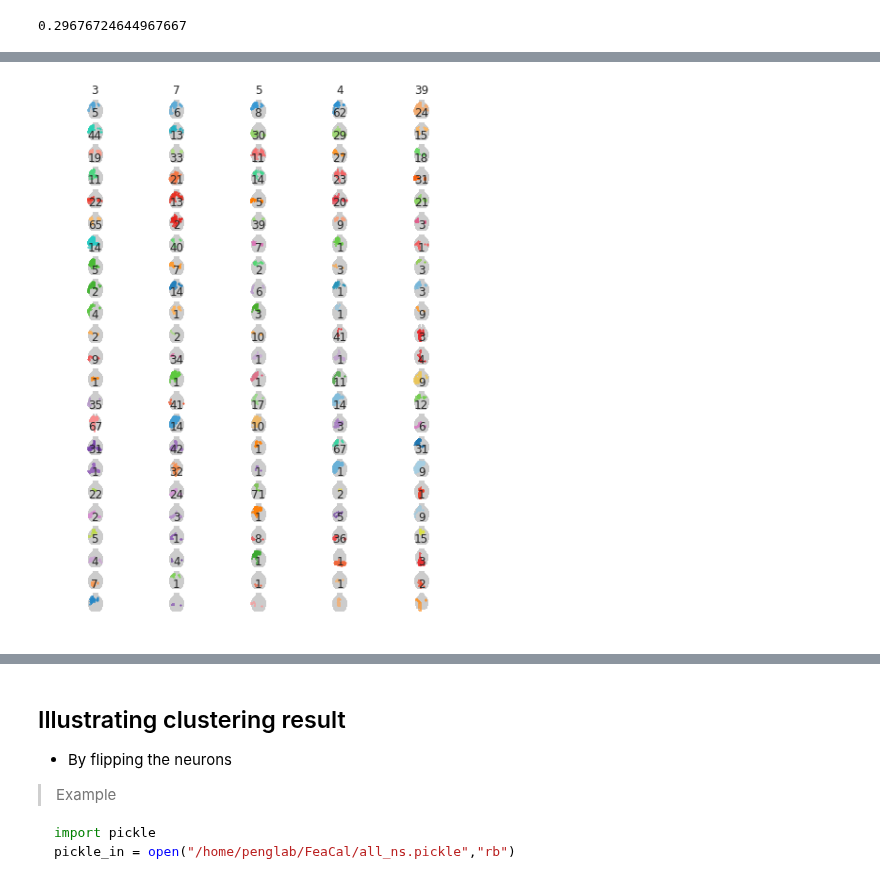
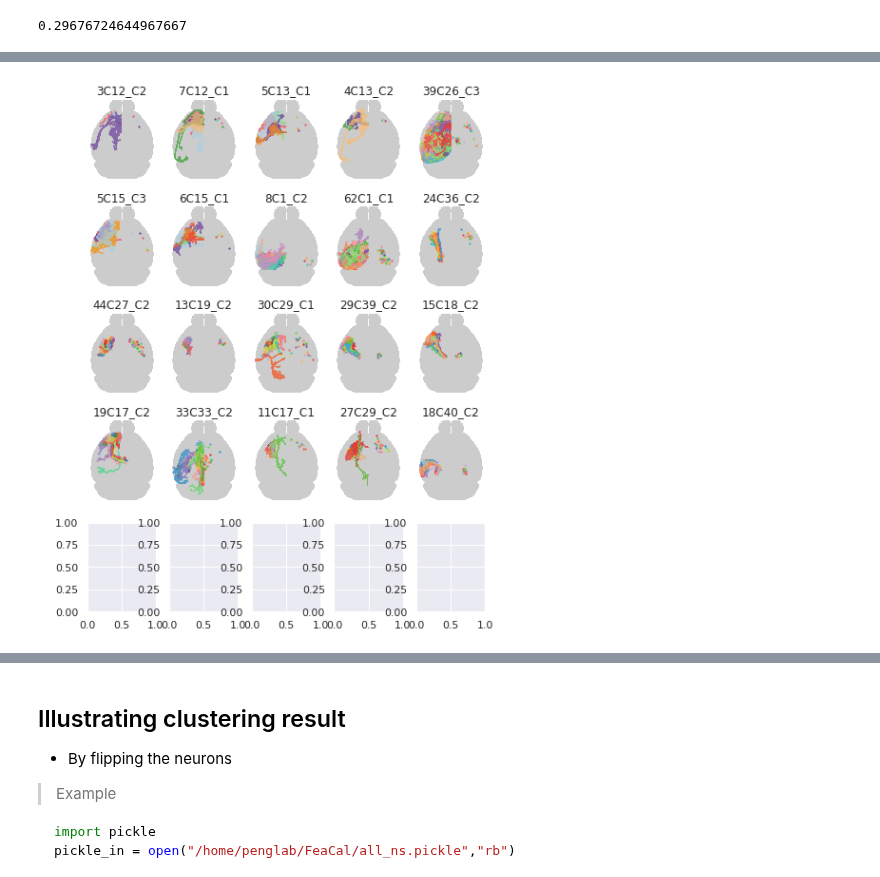
Before and after one commit to zijun-zhao/NMTcode, a Jupyter notebook: Code/Pipeline-NewData20Nov.ipynb, the cells around one changed output, grey strips where cells are left out. Drawn from its saved outputs; the diff is of its cells as text; code cells hidden in the pictures.

```diff
--- a/Code/Pipeline-NewData20Nov.ipynb
+++ b/Code/Pipeline-NewData20Nov.ipynb
@@ -607,18 +608,85 @@ for iterC in  list(nsFLIP.metadata['Cluster'].unique()):
 from neuro_morpho_toolbox.plot import cell_in_map
 i = 0
 j = 0
-fig, ax = plt.subplots(len(NeuronAll)//5,5, figsize=(7.5, 10))
-for iterL in NeuronAll:
+fig, ax = plt.subplots(len(NeuronAll[:20])//5+1,5, figsize=(7.5, 10))
+for iterc,iterL in zip(list(nsFLIP.metadata['Cluster'].unique())[:20],NeuronAll[:20]):
     if i % 5 == 0 and i !=0:
         i = 0
         j = j+1
     cell_in_map(nsFLIP.neurons, iterL, nsFLIP.metadata, ccf_annotation=nmt.annotation,
-                view="Horizontal", color="cluster",alpha=1,ax=ax[j,i])
-    ax[j,i].title.set_text(len(iterL))
+                view="Horizontal", color="single_cell",alpha=1,ax=ax[j,i])
+    ax[j,i].title.set_text(str(len(iterL))+str(iterc))
     ax[j,i].axis('off')
     i = i+1
 
-#plt.savefig('/home/penglab/Desktop/Cell_in_map_flip.pdf', bbox_inches='tight')
+plt.savefig('/home/penglab/Desktop/Cell_in_map_flipNov20_1.pdf', bbox_inches='tight')
 plt.show()
-    #fig.savefig('../Figure/Cell_in_map.pdf')
+
+
+i = 0
+j = 0
+fig, ax = plt.subplots(len(NeuronAll[20:40])//5+1,5, figsize=(7.5, 10))
+for iterc,iterL in zip(list(nsFLIP.metadata['Cluster'].unique())[20:40],NeuronAll[20:40]):
+    if i % 5 == 0 and i !=0:
+        i = 0
+        j = j+1
+    cell_in_map(nsFLIP.neurons, iterL, nsFLIP.metadata, ccf_annotation=nmt.annotation,
+                view="Horizontal", color="single_cell",alpha=1,ax=ax[j,i])
+    ax[j,i].title.set_text(str(len(iterL))+str(iterc))
+    ax[j,i].axis('off')
+    i = i+1
+
+plt.savefig('/home/penglab/Desktop/Cell_in_map_flipNov20_2.pdf', bbox_inches='tight')
+plt.show()
+
+
+i = 0
+j = 0
+fig, ax = plt.subplots(len(NeuronAll[40:60])//5+1,5, figsize=(7.5, 10))
+for iterc,iterL in zip(list(nsFLIP.metadata['Cluster'].unique())[40:60],NeuronAll[40:60]):
+    if i % 5 == 0 and i !=0:
+        i = 0
+        j = j+1
+    cell_in_map(nsFLIP.neurons, iterL, nsFLIP.metadata, ccf_annotation=nmt.annotation,
+                view="Horizontal", color="single_cell",alpha=1,ax=ax[j,i])
+    ax[j,i].title.set_text(str(len(iterL))+str(iterc))
+    ax[j,i].axis('off')
+    i = i+1
+
+plt.savefig('/home/penglab/Desktop/Cell_in_map_flipNov20_3.pdf', bbox_inches='tight')
+plt.show()
+
+
+i = 0
+j = 0
+fig, ax = plt.subplots(len(NeuronAll[60:80])//5+1,5, figsize=(7.5, 10))
+for iterc,iterL in zip(list(nsFLIP.metadata['Cluster'].unique())[60:80],NeuronAll[60:80]):
+    if i % 5 == 0 and i !=0:
+        i = 0
+        j = j+1
+    cell_in_map(nsFLIP.neurons, iterL, nsFLIP.metadata, ccf_annotation=nmt.annotation,
+                view="Horizontal", color="single_cell",alpha=1,ax=ax[j,i])
+    ax[j,i].title.set_text(str(len(iterL))+str(iterc))
+    ax[j,i].axis('off')
+    i = i+1
+
+plt.savefig('/home/penglab/Desktop/Cell_in_map_flipNov20_4.pdf', bbox_inches='tight')
+plt.show()
+
+
+i = 0
+j = 0
+fig, ax = plt.subplots(len(NeuronAll[80:])//5+1,5, figsize=(7.5, 10))
+for iterc,iterL in zip(list(nsFLIP.metadata['Cluster'].unique())[80:],NeuronAll[80:]):
+    if i % 5 == 0 and i !=0:
+        i = 0
+        j = j+1
+    cell_in_map(nsFLIP.neurons, iterL, nsFLIP.metadata, ccf_annotation=nmt.annotation,
+                view="Horizontal", color="single_cell",alpha=1,ax=ax[j,i])
+    ax[j,i].title.set_text(str(len(iterL))+str(iterc))
+    ax[j,i].axis('off')
+    i = i+1
+
+plt.savefig('/home/penglab/Desktop/Cell_in_map_flipNov20_5.pdf', bbox_inches='tight')
+plt.show()
 # %% [output]
@@ -626 +693 @@ IndexError: index 23 is out of bounds for axis 0 with size 23
-[figure, old version]
+[figure, new version]
```
Also changed, not shown: parts of 4 cells of this notebook, 7 other files.
